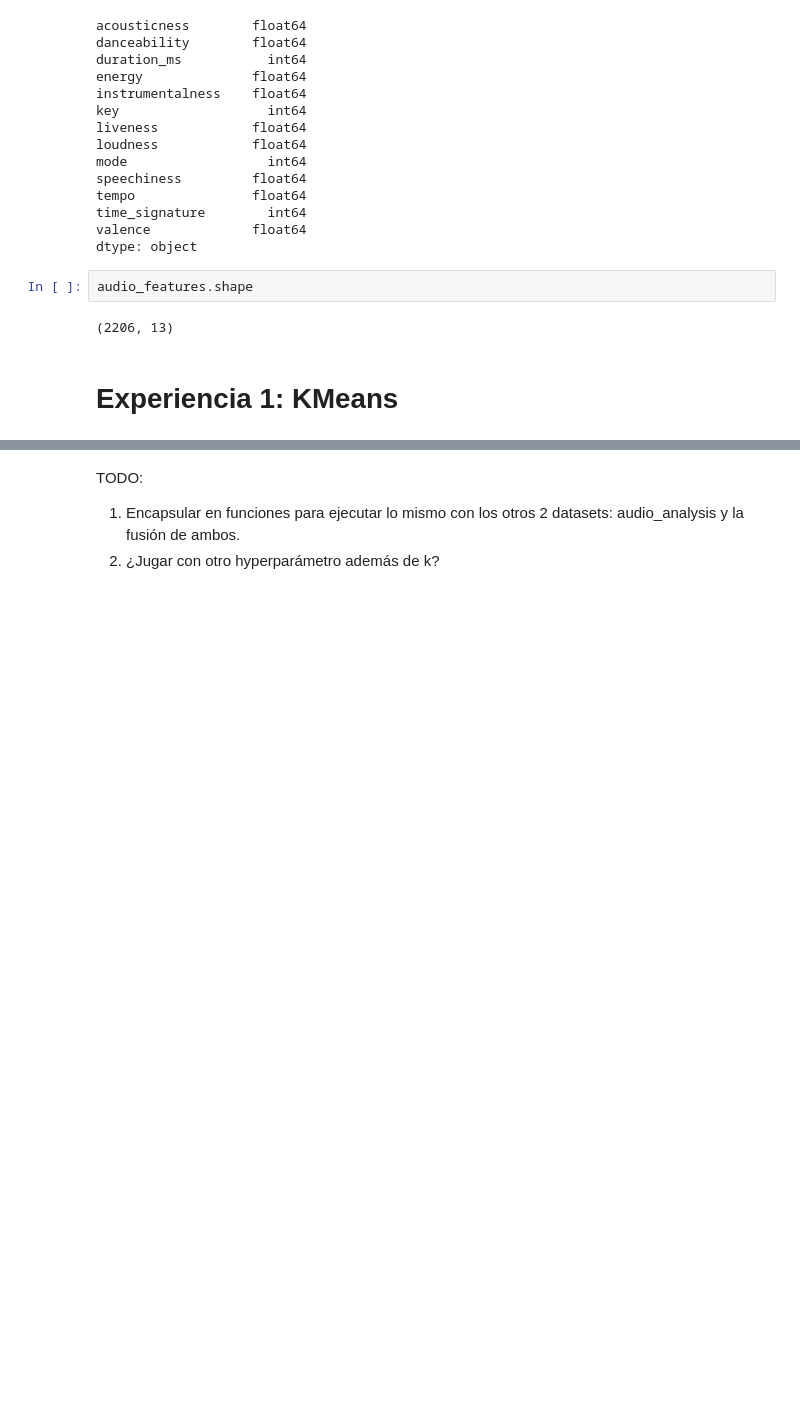
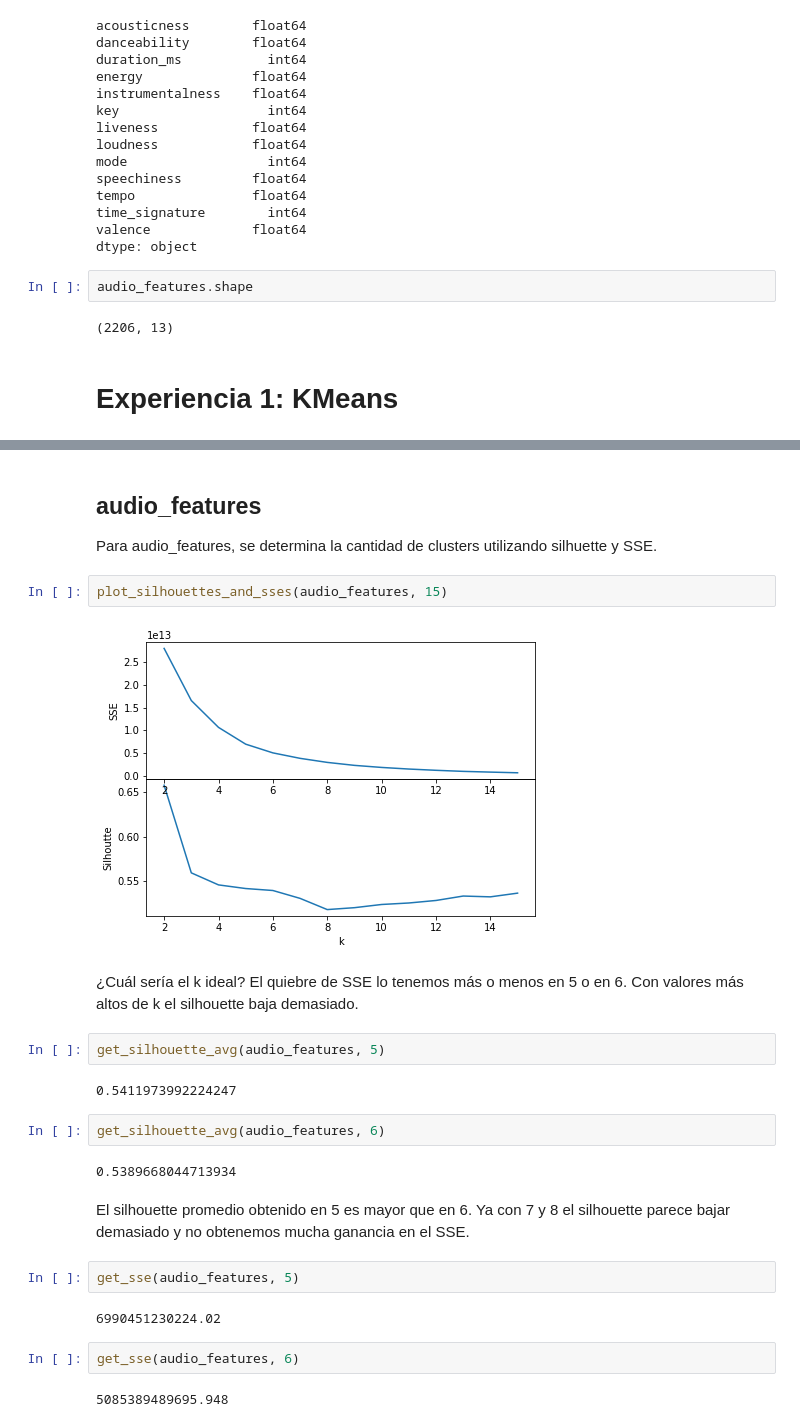
Before and after one commit to elfrasco/dmcyt_tp1, a Jupyter notebook: TP1/TP1_KMeans.ipynb, the cells around one changed output, grey strips where cells are left out. Drawn from its saved outputs; the diff is of its cells as text; blank space fills up the shorter version.

Commit message:
Corriendo KMeans en los otros datasets

```diff
--- a/TP1/TP1_KMeans.ipynb
+++ b/TP1/TP1_KMeans.ipynb
@@ -293,4 +83,28 @@ plt.show()
-# %% [markdown]
-TODO:
-1) Encapsular en funciones para ejecutar lo mismo con los otros 2 datasets: audio_analysis y la fusión de ambos.
-2) ¿Jugar con otro hyperparámetro además de k?
+# %% [markdown]
+## audio_features
+
+Para audio_features, se determina la cantidad de clusters utilizando silhuette y SSE.
+# %%
+plot_silhouettes_and_sses(audio_features, 15)
+# %% [output]
+[figure, added]
+# %% [markdown]
+¿Cuál sería el k ideal? El quiebre de SSE lo tenemos más o menos en 5 o en 6. Con valores más altos de k el silhouette baja demasiado.
+# %%
+get_silhouette_avg(audio_features, 5)
+# %% [output]
+0.5411973992224247
+# %%
+get_silhouette_avg(audio_features, 6)
+# %% [output]
+0.5389668044713934
+# %% [markdown]
+El silhouette promedio obtenido en 5 es mayor que en 6. Ya con 7 y 8 el silhouette parece bajar demasiado y no obtenemos mucha ganancia en el SSE.
+# %%
+get_sse(audio_features, 5)
+# %% [output]
+6990451230224.02
+# %%
+get_sse(audio_features, 6)
+# %% [output]
+5085389489695.948
```
Also changed, not shown: parts of 39 cells of this notebook, 1 other file.
